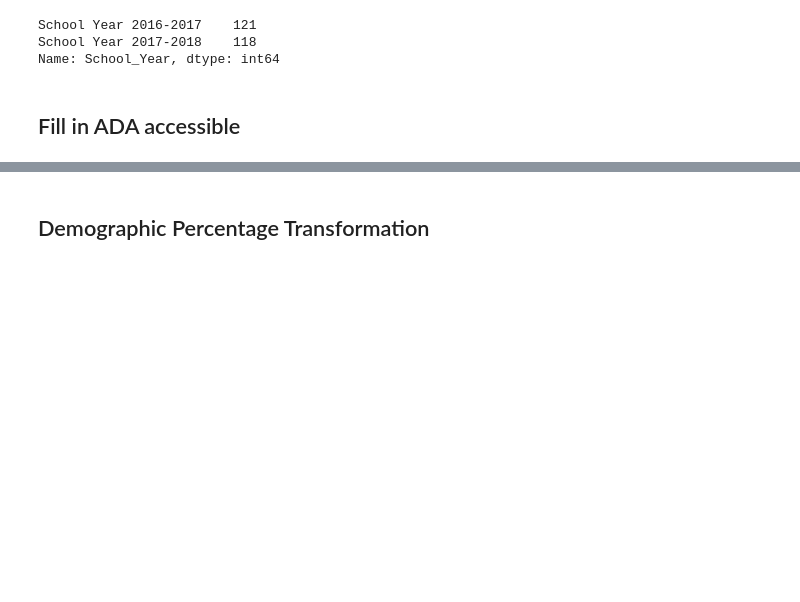
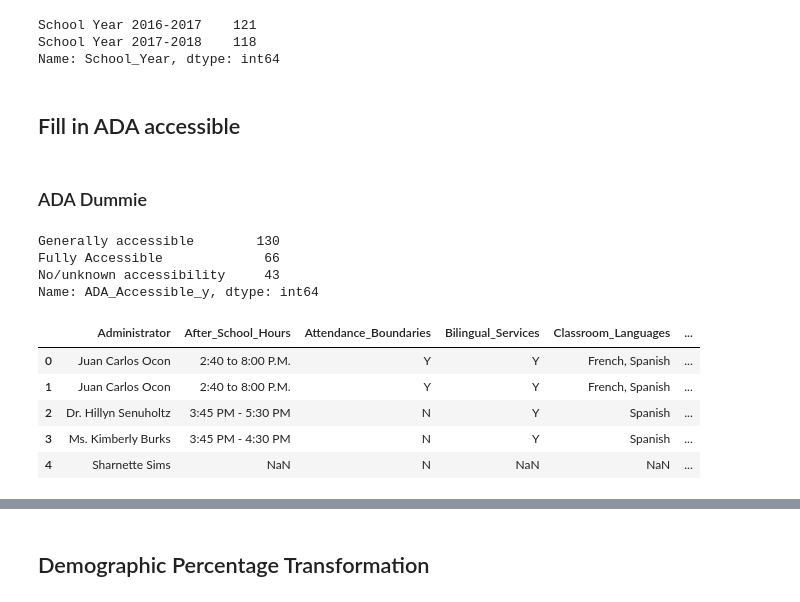
Before and after one commit to j-max/CPS_GradRate_Analysis, a Jupyter notebook: 02_CombinePickleandCVS.ipynb, the cells around one changed output, grey strips where cells are left out. Saved outputs shown, nothing was run; the diff lists cells and outputs as text; code cells hidden in the pictures; blank space fills up the shorter version.

Commit message:
Dress Code and ADA dummies created.

```diff
--- a/02_CombinePickleandCVS.ipynb
+++ b/02_CombinePickleandCVS.ipynb
@@ -66,3 +66,23 @@ ada = df[df['School_Year'] == 'School Year 2016-2017'][['ADA_Accessible', 'Schoo
 # %%
 df = pd.merge(df, ada, on = 'School_ID' )
 df.drop(columns = 'ADA_Accessible_x', inplace = True)
+# %% [markdown]
+### ADA Dummie
+# %%
+df['ADA_Accessible_y'].value_counts()
+# %% [output]
+Generally accessible        130
+Fully Accessible             66
+No/unknown accessibility     43
+Name: ADA_Accessible_y, dtype: int64
+# %%
+df = pd.concat((df, pd.get_dummies(df['ADA_Accessible_y'])), axis=1)
+# %%
+df.head()
+# %% [output]
+|  | Administrator | After_School_Hours | Attendance_Boundaries | Bilingual_Services | Classroom_Languages | ... |
+| 0 | Juan Carlos Ocon | 2:40 to 8:00 P.M. | Y | Y | French, Spanish | ... |
+| 1 | Juan Carlos Ocon | 2:40 to 8:00 P.M. | Y | Y | French, Spanish | ... |
+| 2 | Dr. Hillyn Senuholtz | 3:45 PM - 5:30 PM | N | Y | Spanish | ... |
+| 3 | Ms. Kimberly Burks | 3:45 PM - 4:30 PM | N | Y | Spanish | ... |
+| 4 | Sharnette Sims | NaN | N | NaN | NaN | ... |
```
Also changed, not shown: parts of 13 cells of this notebook.
